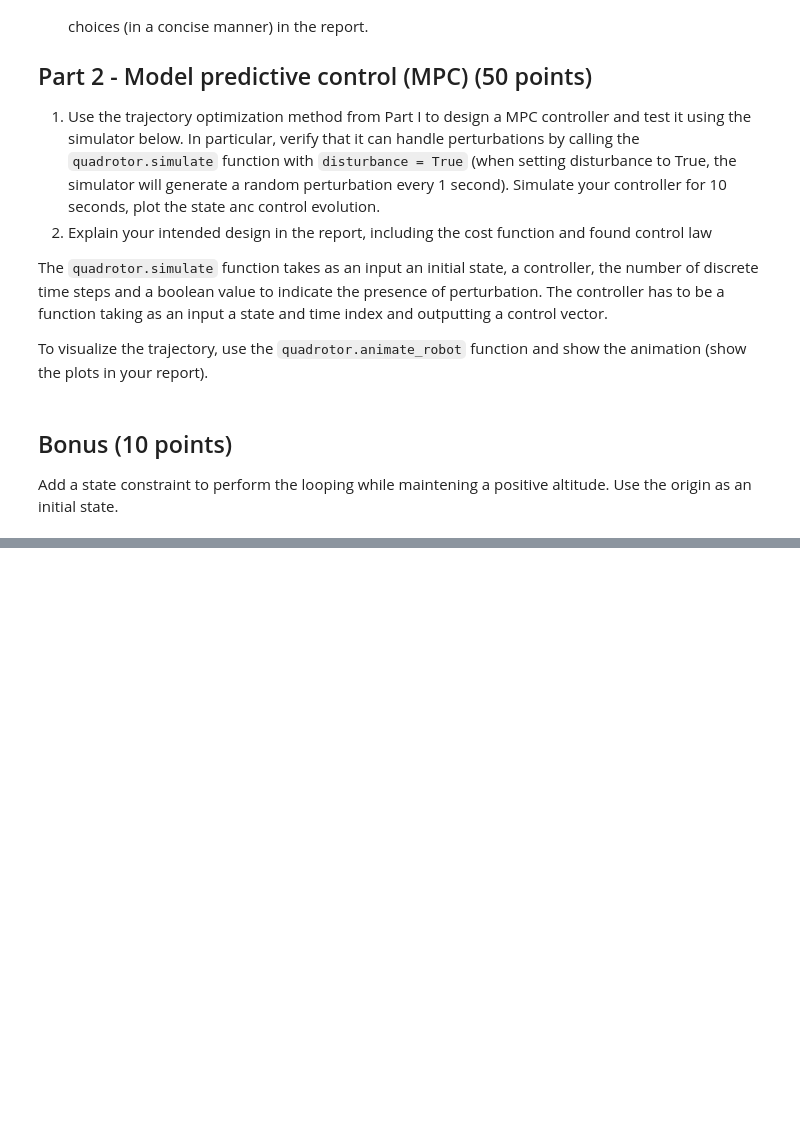
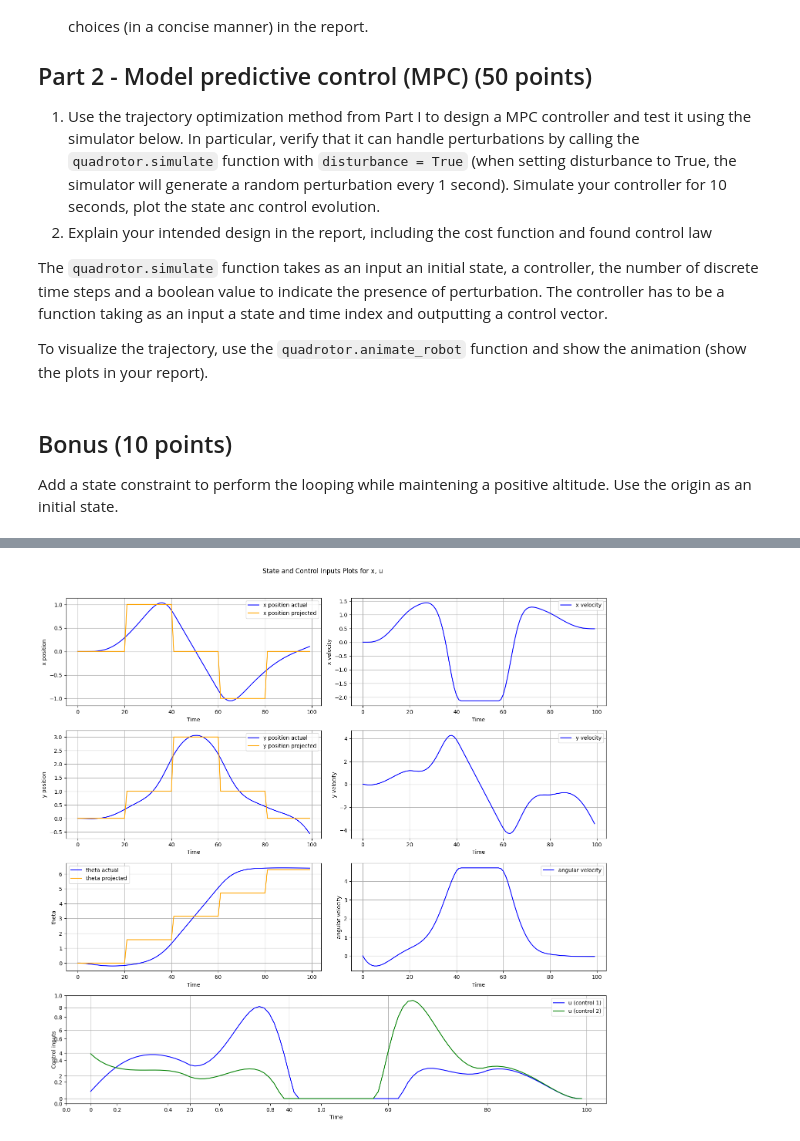
Before and after one commit to shantanu-ghodgaonkar/NYUMSMRFALL24, a Jupyter notebook: Reinforcement Learning and Optimal Control for Robotics (ROB-GY 6323)/Project 1/project1.ipynb, the cells around one changed output, grey strips where cells are left out. Saved outputs shown, nothing was run; the diff lists cells and outputs as text; code cells hidden in the pictures; blank space fills up the shorter version.

Commit message:
RL Project 1 Part 1 Nearly Complete

```diff
--- a/Reinforcement Learning and Optimal Control for Robotics (ROB-GY 6323)/Project 1/project1.ipynb
+++ b/Reinforcement Learning and Optimal Control for Robotics (ROB-GY 6323)/Project 1/project1.ipynb
@@ -410,0 +807,19 @@ $$
+# %%
+N = 100
+
+x, u = filter_line_search(
+    x_init=np.zeros(6),
+    y_guess=np.zeros(
+        (quadrotor.DIM_CONTROL + quadrotor.DIM_STATE) * N, dtype=np.float64),
+    # Q_diag=np.array([30, 0, 30, 0, 30, 0], dtype=np.float64),
+    Q_diag=np.array([31.25, 0.03125, 31.25, 0.03125,
+                    3.125, 0.03125], dtype=np.float64),
+    # R_diag=np.array([1, 1], dtype=np.float64),
+    R_diag=np.array([0.75, 0.75], dtype=np.float64),
+    N=N,
+    verbose=False,
+    rho=0.5,
+    tol=1e-6
+)
+
+# quadrotor.animate_robot(x, u)
@@ -410,0 +844,77 @@ $$
+# %%
+# Set the figure size
+x_figsize = 15
+y_figsize = 15
+# Create a time array based on the number of columns in x
+time = np.arange(x.shape[1])
+xyt_projected = np.array(
+    [find_xk_yk_thetak(x_init=x[0, :6].flatten(), k=k, N=N) for k in time])
+# Create a single figure with a 4-row, 2-column layout
+fig, axs = plt.subplots(4, 2, figsize=(x_figsize, y_figsize))
+fig.suptitle(f"State and Control Inputs Plots for x, u")
+
+# Plot x position
+axs[0, 0].plot(time, x[0, :], label='x position actual', color='blue')
+axs[0, 0].plot(time, xyt_projected[:, 0],
+               label='x position projected', color='orange')
+axs[0, 0].set_xlabel('Time')
+axs[0, 0].set_ylabel('x position')
+axs[0, 0].legend()
+axs[0, 0].grid(True)
+
+# Plot x velocity
+axs[0, 1].plot(time, x[1, :], label='x velocity', color='blue')
+axs[0, 1].set_xlabel('Time')
+axs[0, 1].set_ylabel('x velocity')
+axs[0, 1].legend()
+axs[0, 1].grid(True)
+
+# Plot y position
+axs[1, 0].plot(time, x[2, :], label='y position actual', color='blue')
+axs[1, 0].plot(time, xyt_projected[:, 1],
+               label='y position projected', color='orange')
+axs[1, 0].set_xlabel('Time')
+axs[1, 0].set_ylabel('y position')
+axs[1, 0].legend()
+axs[1, 0].grid(True)
+
+# Plot y velocity
+axs[1, 1].plot(time, x[3, :], label='y velocity', color='blue')
+axs[1, 1].set_xlabel('Time')
+axs[1, 1].set_ylabel('y velocity')
+axs[1, 1].legend()
+axs[1, 1].grid(True)
+
+# Plot theta
+axs[2, 0].plot(time, x[4, :], label='theta actual', color='blue')
+axs[2, 0].plot(time, xyt_projected[:, 2],
+               label='theta projected', color='orange')
+axs[2, 0].set_xlabel('Time')
+axs[2, 0].set_ylabel('theta')
+axs[2, 0].legend()
+axs[2, 0].grid(True)
+
+# Plot theta velocity
+axs[2, 1].plot(time, x[5, :], label='angular velocity', color='blue')
+axs[2, 1].set_xlabel('Time')
+axs[2, 1].set_ylabel('angular velocity')
+axs[2, 1].legend()
+axs[2, 1].grid(True)
+
+# Plot control inputs (u) in the fourth row, spanning both columns
+axs[3, 0] = plt.subplot(4, 2, (7, 8))
+axs[3, 0].plot(time, u[0, :], label='u (control 1)', color='blue')
+axs[3, 0].plot(time, u[1, :], label='u (control 2)', color='green')
+axs[3, 0].set_xlabel('Time')
+axs[3, 0].set_ylabel('Control inputs')
+axs[3, 0].legend()
+axs[3, 0].grid(True)
+
+# Remove the unused axis in the fourth row
+fig.delaxes(axs[3, 1])
+
+# Adjust layout to prevent overlap
+plt.tight_layout(rect=[0, 0, 1, 0.96])
+plt.show()
+# %% [output]
+[figure, added]
```
Also changed, not shown: parts of 22 cells of this notebook, 26 other files.
